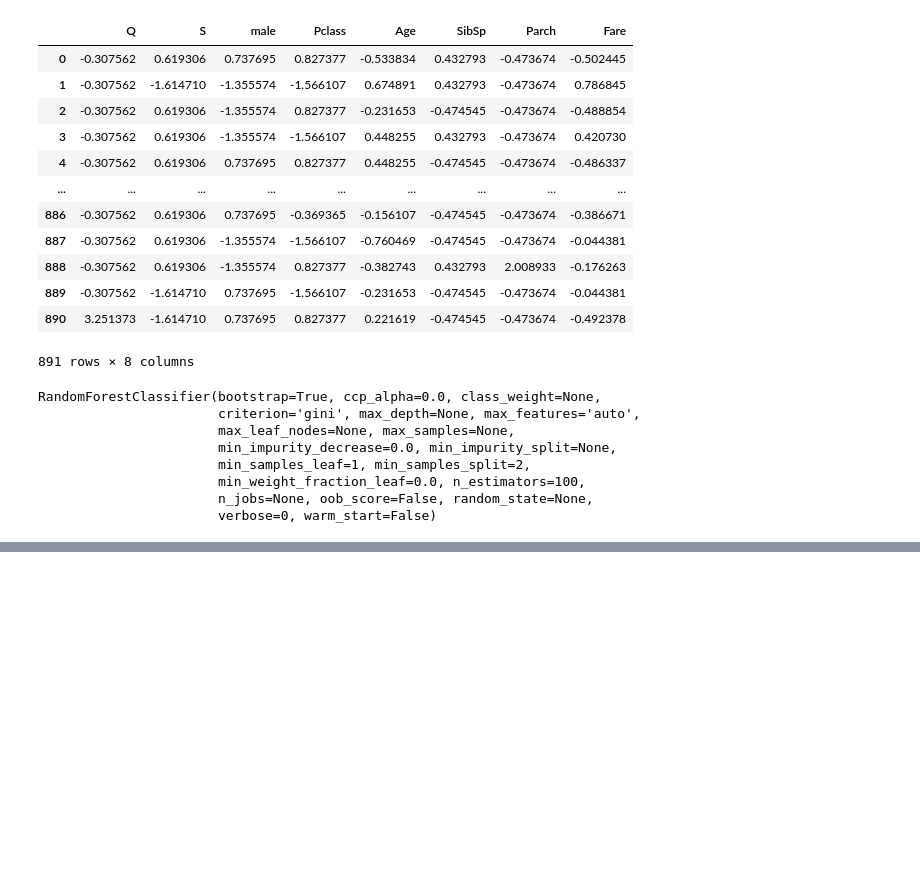
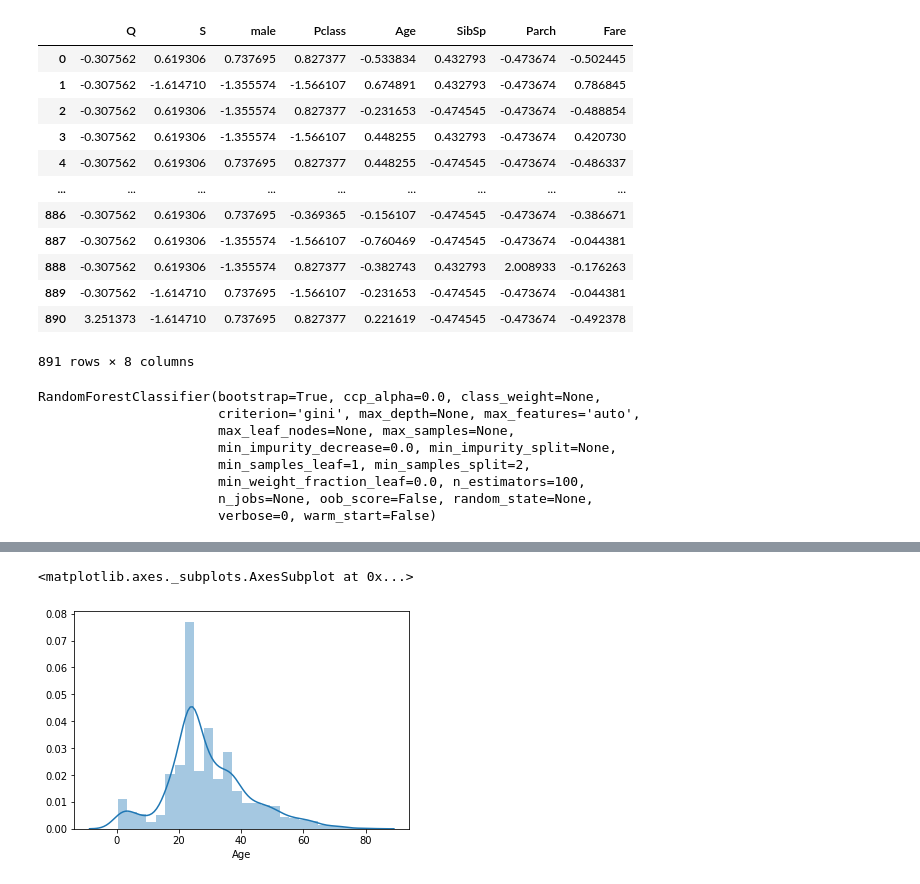
Before and after one commit to iamsamuelhere/Building-ML-Models, a Jupyter notebook: titanic.ipynb, the cells around one changed output, grey strips where cells are left out. Cells and saved outputs as stored; diff of their text form; code cells hidden in the pictures; blank space fills up the shorter version.

```diff
--- a/titanic.ipynb
+++ b/titanic.ipynb
@@ -468,0 +469,5 @@ fc.mean()
+# %%
+sns.distplot(data['Age'])
+# %% [output]
+<matplotlib.axes._subplots.AxesSubplot at 0x...>
+[figure, added]
```
Also changed, not shown: parts of 27 cells of this notebook.
